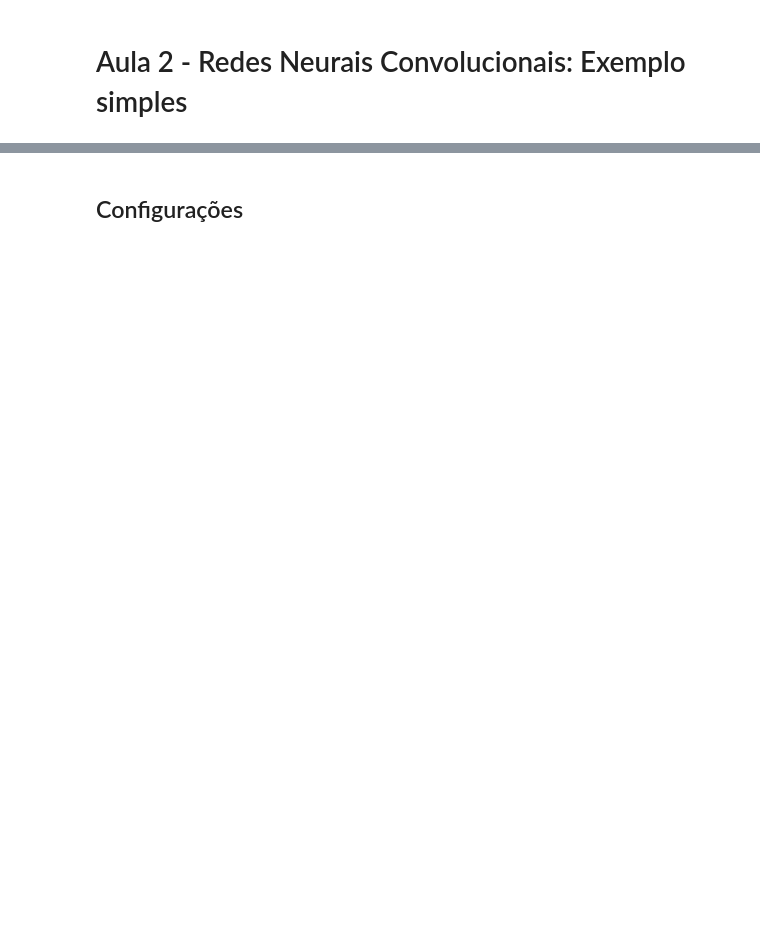
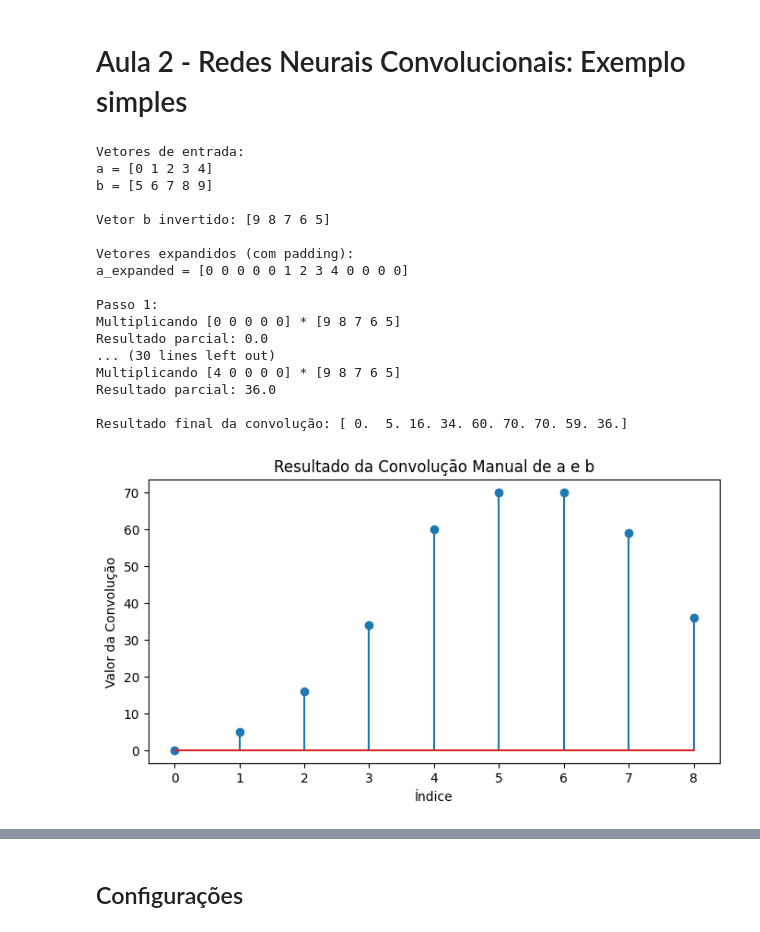
Before and after one commit to leokan92/class, a Jupyter notebook: Aula2_redes_convolucionais.ipynb, the cells around one changed output, grey strips where cells are left out. Drawn from its saved outputs; the diff is of its cells as text; code cells hidden in the pictures; blank space fills up the shorter version.

```diff
--- a/Aula2_redes_convolucionais.ipynb
+++ b/Aula2_redes_convolucionais.ipynb
@@ -8,3 +8,69 @@ import torch.nn as nn
 import torch.optim as optim
 import torchvision
 import torchvision.transforms as transforms
+# %%
+import numpy as np
+import matplotlib.pyplot as plt
+
+# Função que realiza a convolução manualmente e imprime cada passo
+def manual_convolution(a, b):
+    print("Vetores de entrada:")
+    print(f"a = {a}")
+    print(f"b = {b}\n")
+
+    # Invertendo o vetor b
+    b_flipped = b[::-1]
+    print(f"Vetor b invertido: {b_flipped}\n")
+
+    # Calculando a convolução manualmente
+    conv_length = len(a) + len(b) - 1
+    conv_result = np.zeros(conv_length)
+
+    # Expandir os vetores a e b
+    a_expanded = np.pad(a, (len(b) - 1, len(b) - 1), mode='constant')
+
+    print(f"Vetores expandidos (com padding):")
+    print(f"a_expanded = {a_expanded}\n")
+
+    # Processo de convolução
+    for i in range(conv_length):
+        segment = a_expanded[i:i+len(b)]
+        print(f"Passo {i+1}:")
+        print(f"Multiplicando {segment} * {b_flipped}")
+        conv_result[i] = np.sum(segment * b_flipped)
+        print(f"Resultado parcial: {conv_result[i]}\n")
+
+    print(f"Resultado final da convolução: {conv_result}\n")
+    return conv_result
+
+# Exemplo de convolução de dois vetores
+a = np.array([0, 1, 2, 3, 4])
+b = np.array([5, 6, 7, 8, 9])
+manual_conv_result = manual_convolution(a, b)
+
+# Plotando o resultado da convolução de vetores
+plt.figure(figsize=(8, 4))
+plt.stem(manual_conv_result, use_line_collection=True)
+plt.title('Resultado da Convolução Manual de a e b')
+plt.xlabel('Índice')
+plt.ylabel('Valor da Convolução')
+plt.show()
+# %% [output]
+Vetores de entrada:
+a = [0 1 2 3 4]
+b = [5 6 7 8 9]
+
+Vetor b invertido: [9 8 7 6 5]
+
+Vetores expandidos (com padding):
+a_expanded = [0 0 0 0 0 1 2 3 4 0 0 0 0]
+
+Passo 1:
+Multiplicando [0 0 0 0 0] * [9 8 7 6 5]
+Resultado parcial: 0.0
+... (30 lines left out)
+Multiplicando [4 0 0 0 0] * [9 8 7 6 5]
+Resultado parcial: 36.0
+
+Resultado final da convolução: [ 0.  5. 16. 34. 60. 70. 70. 59. 36.]
+[figure, added]
```
Also changed, not shown: parts of 5 cells of this notebook.
